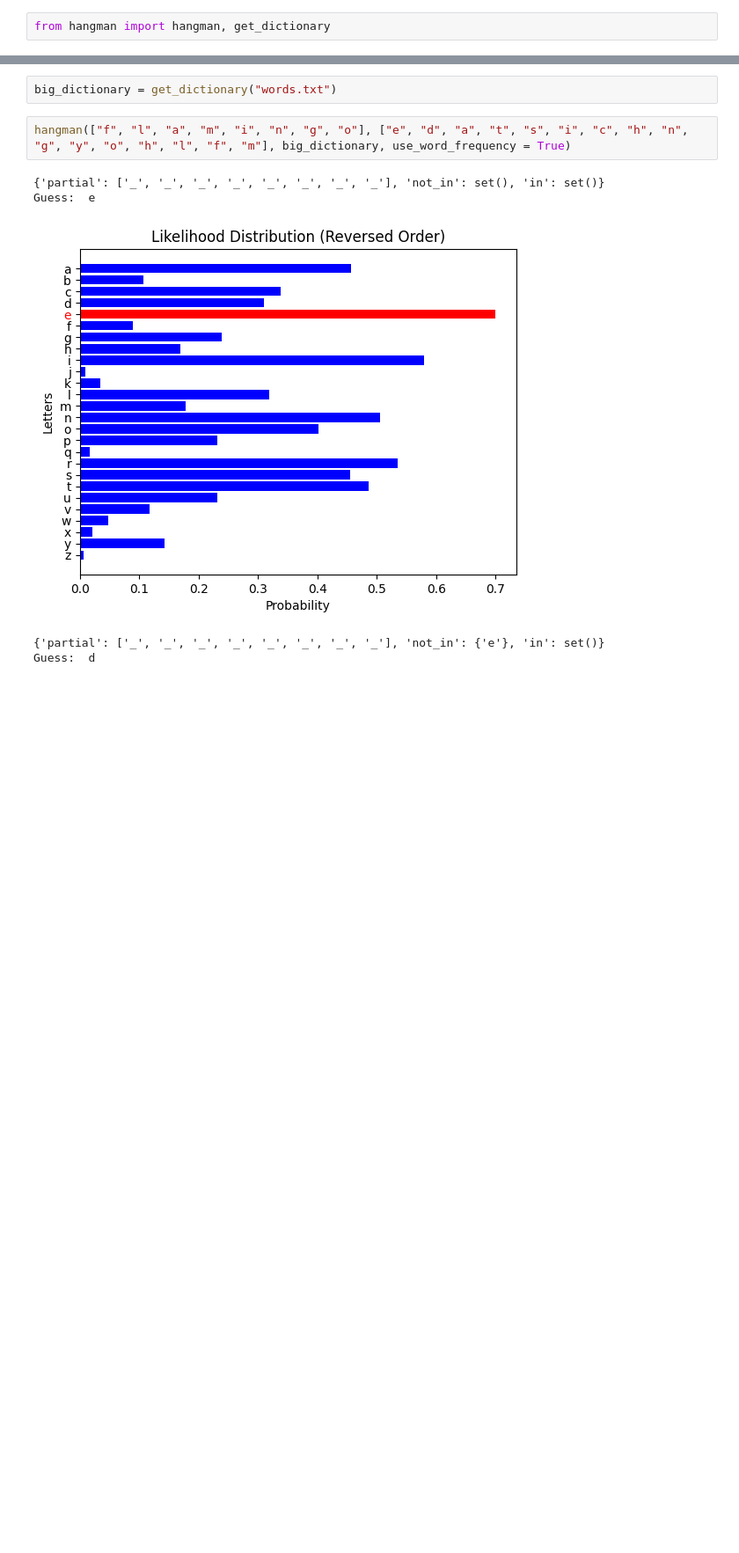
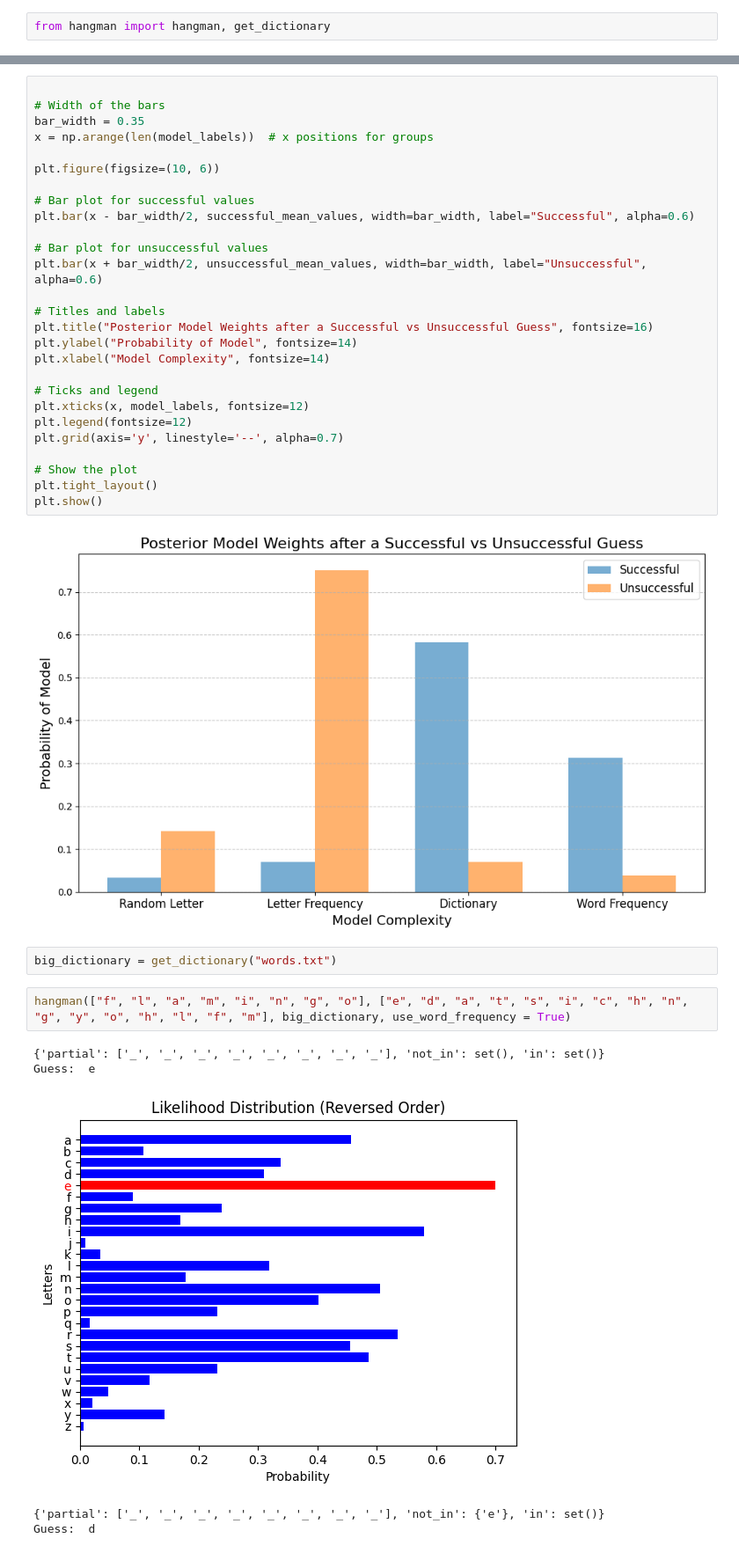
Before and after one commit to TaraRK/-bayesian-hangman, a Jupyter notebook: graphs.ipynb, the cells around one changed output, grey strips where cells are left out. Shown at 88% size. Cells and saved outputs as stored; diff of their text form; blank space fills up the shorter version.

```diff
--- a/graphs.ipynb
+++ b/graphs.ipynb
@@ -3,3 +148,32 @@ from hangman import hangman, get_dictionary
+# %%
+
+# Width of the bars
+bar_width = 0.35
+x = np.arange(len(model_labels))  # x positions for groups
+
+plt.figure(figsize=(10, 6))
+
+# Bar plot for successful values
+plt.bar(x - bar_width/2, successful_mean_values, width=bar_width, label="Successful", alpha=0.6)
+
+# Bar plot for unsuccessful values
+plt.bar(x + bar_width/2, unsuccessful_mean_values, width=bar_width, label="Unsuccessful", alpha=0.6)
+
+# Titles and labels
+plt.title("Posterior Model Weights after a Successful vs Unsuccessful Guess", fontsize=16)
+plt.ylabel("Probability of Model", fontsize=14)
+plt.xlabel("Model Complexity", fontsize=14)
+
+# Ticks and legend
+plt.xticks(x, model_labels, fontsize=12)
+plt.legend(fontsize=12)
+plt.grid(axis='y', linestyle='--', alpha=0.7)
+
+# Show the plot
+plt.tight_layout()
+plt.show()
+# %% [output]
+[figure, added]
 # %%
 big_dictionary = get_dictionary("words.txt")
 # %%
```
Also changed, not shown: parts of 6 cells of this notebook, 21 other files.
